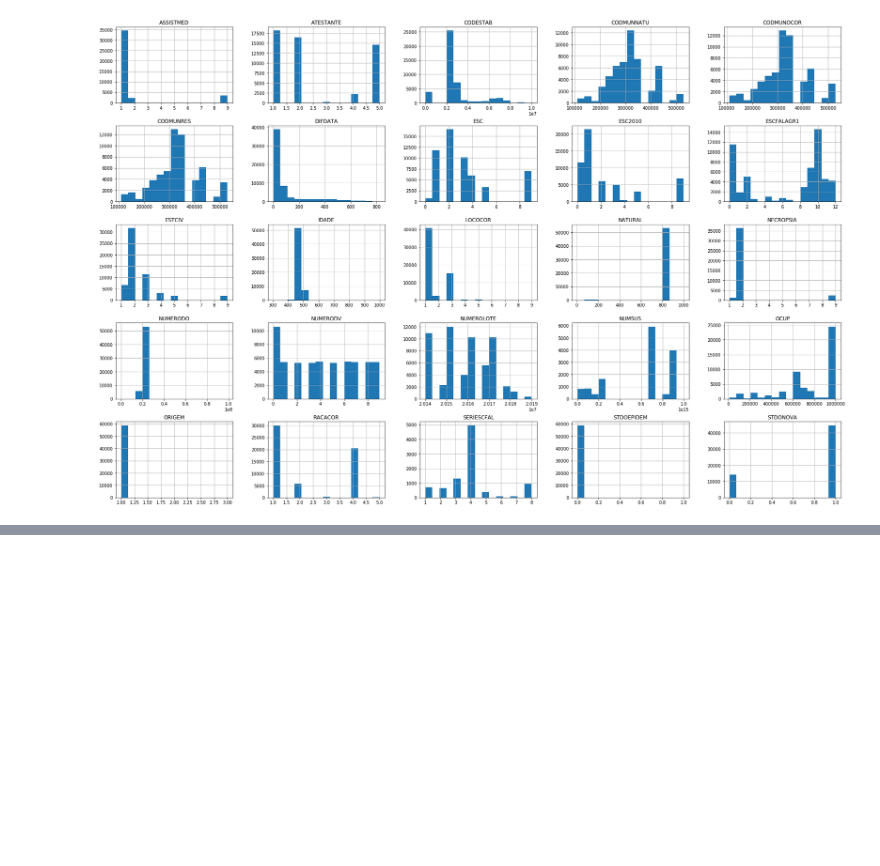
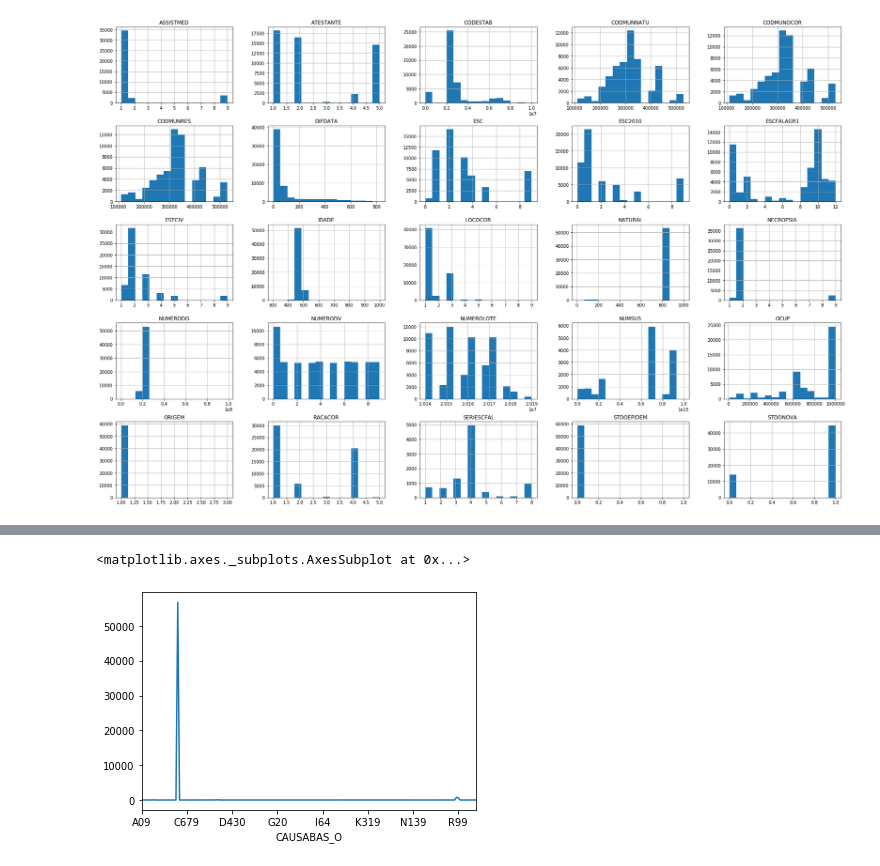
Before and after one commit to helderrezende/naliel_bcggamma, a Jupyter notebook: EDA/SIM.ipynb, the cells around one changed output, grey strips where cells are left out. Cells and saved outputs as stored; diff of their text form; code cells hidden in the pictures; blank space fills up the shorter version.

```diff
--- a/EDA/SIM.ipynb
+++ b/EDA/SIM.ipynb
@@ -72,0 +115,5 @@ array([[<matplotlib.axes._subplots.AxesSubplot object at 0x...>,
+# %%
+data.groupby('CAUSABAS_O')['CAUSABAS_O'].count().plot()
+# %% [output]
+<matplotlib.axes._subplots.AxesSubplot at 0x...>
+[figure, added]
```
Also changed, not shown: parts of 4 cells of this notebook, 1 other file.
